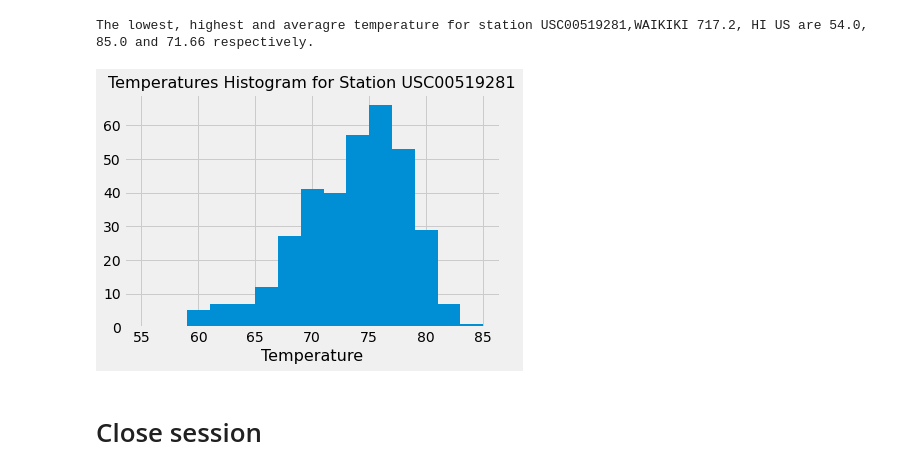
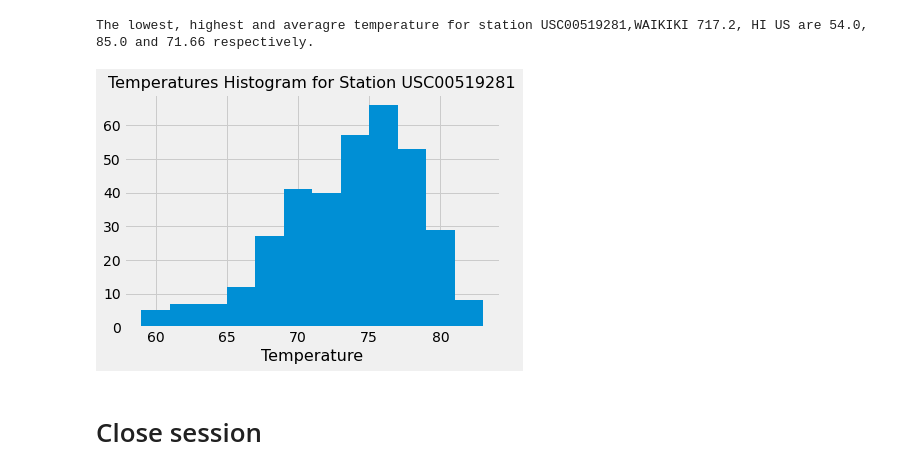
Before and after one commit to ramonmc1/sqlalchemy-challenge, a Jupyter notebook: climate_hw.ipynb, the cells around one changed output. Cells and saved outputs as stored; diff of their text form; code cells hidden in the pictures.

```diff
--- a/climate_hw.ipynb
+++ b/climate_hw.ipynb
@@ -160,23 +160,23 @@ The lowest, highest and averagre temperature for station USC00519281,WAIKIKI 717
 # %%
 # Using the most active station id
 # Query the last 12 months of temperature observation data for this station and plot the results as a histogram
 
 # Calculate the date one year from the last date in data set.
 last_year = dt.date(2017, 8, 23) - dt.timedelta(days=365)
 
 sel = [Measurement.station, Measurement.date, Measurement.tobs]
 temp= session.query(*sel).\
 filter(Measurement.date >= (last_year)).\
 filter(Measurement.station == act_station).\
 order_by(Measurement.date).all()
 
 temp_hist = [temperature[2] for temperature in temp]
-plt.hist(temp_hist, bins=15, range=(55, 85))
+plt.hist(temp_hist, bins=12, range=(59, 83))
 plt.title(f'Temperatures Histogram for Station {act_station}',fontsize=16)
 plt.xlabel('Temperature',fontsize=16)
 plt.show()
 # %% [output]
-[figure, old version]
+[figure, new version]
 # %% [markdown]
 # Close session
 # %%
```
Also changed, not shown: 1 other file.
